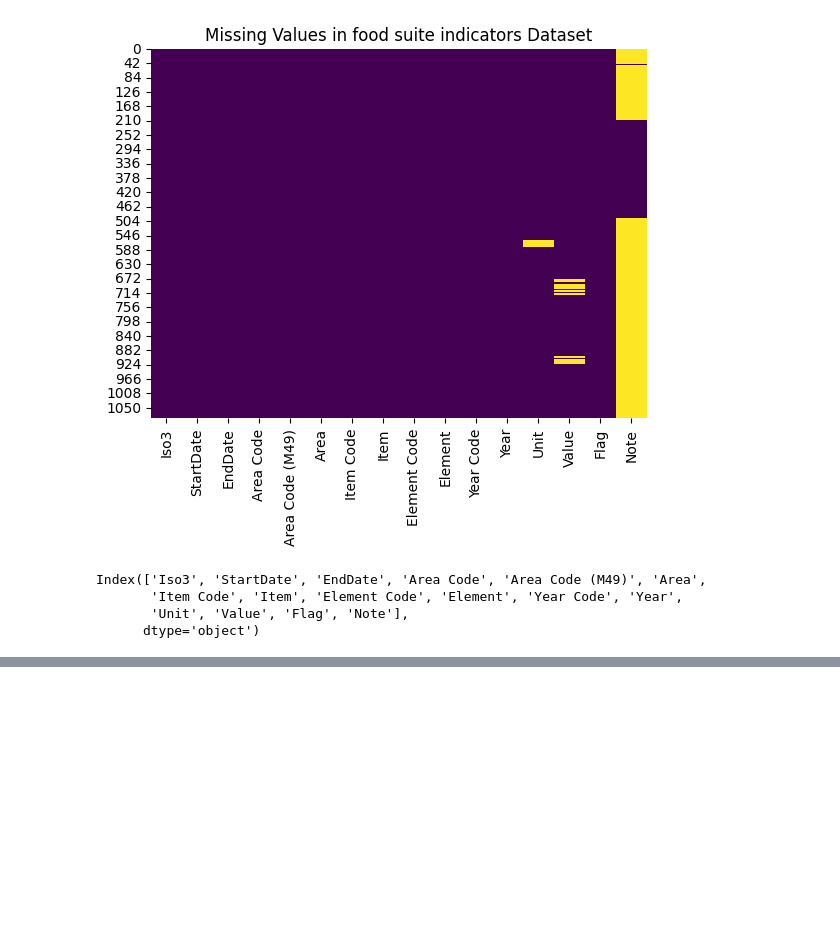
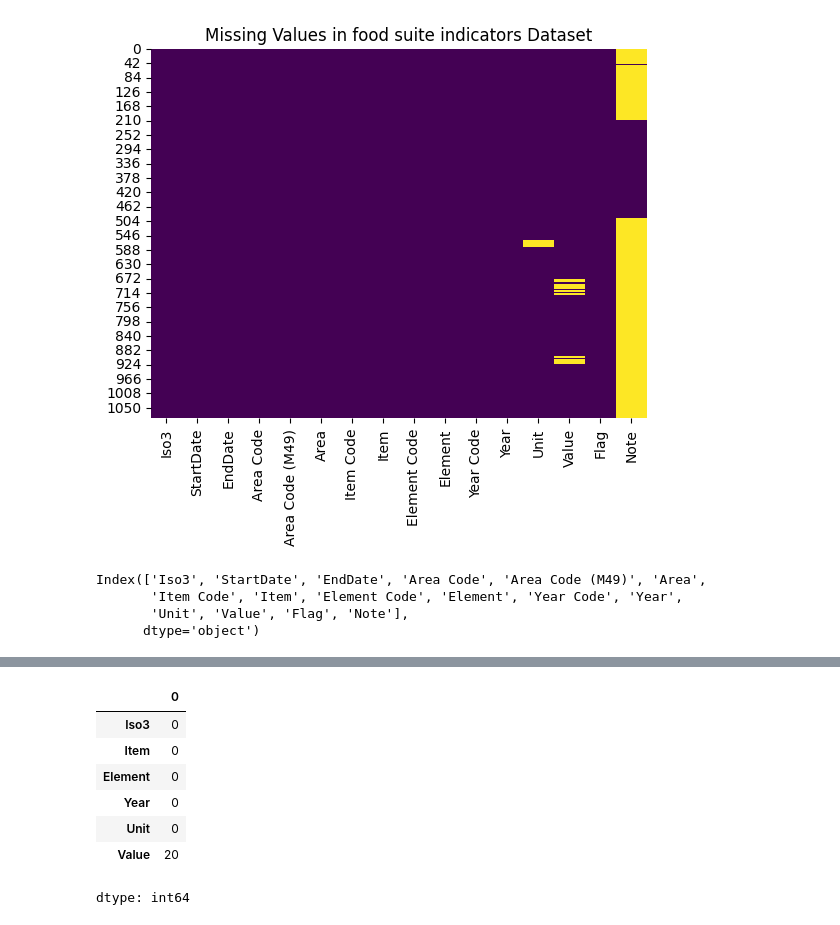
Before and after one commit to sheriffdeenabu/DSPL-ICW, a Jupyter notebook: w1985555_DSPL_ICW_preprocessing.ipynb, the cells around one changed output, grey strips where cells are left out. Saved outputs shown, nothing was run; the diff lists cells and outputs as text; code cells hidden in the pictures; blank space fills up the shorter version.

```diff
--- a/w1985555_DSPL_ICW_preprocessing.ipynb
+++ b/w1985555_DSPL_ICW_preprocessing.ipynb
@@ -119,0 +128,20 @@ fs_indicators
+# %%
+# Remove rows where 'Item' is "Percentage of children under 5 years affected by wasting (percent)"
+fs_indicators = fs_indicators[fs_indicators['Item'] != "Percentage of children under 5 years affected by wasting (percent)"]
+
+fs_indicators = fs_indicators[fs_indicators['Item'] != "Number of children under 5 years affected by wasting (million)"]
+
+fs_indicators = fs_indicators[fs_indicators['Item'] != "Prevalence of exclusive breastfeeding among infants 0-5 months of age (percent)"]
+# %%
+fs_indicators['Unit'] = fs_indicators['Unit'].fillna('No Unit')
+# %%
+fs_indicators.isnull().sum()
+# %% [output]
+|  | 0 |
+| Iso3 | 0 |
+| Item | 0 |
+| Element | 0 |
+| Year | 0 |
+| Unit | 0 |
+| Value | 20 |
+dtype: int64
```
Also changed, not shown: parts of 5 cells of this notebook.
